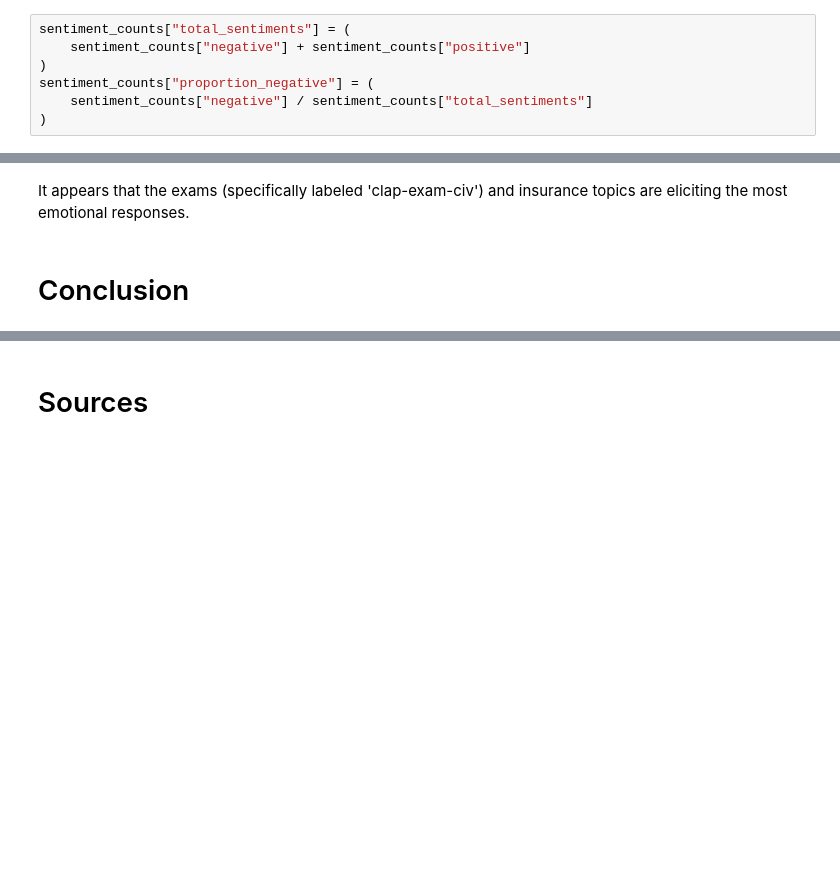
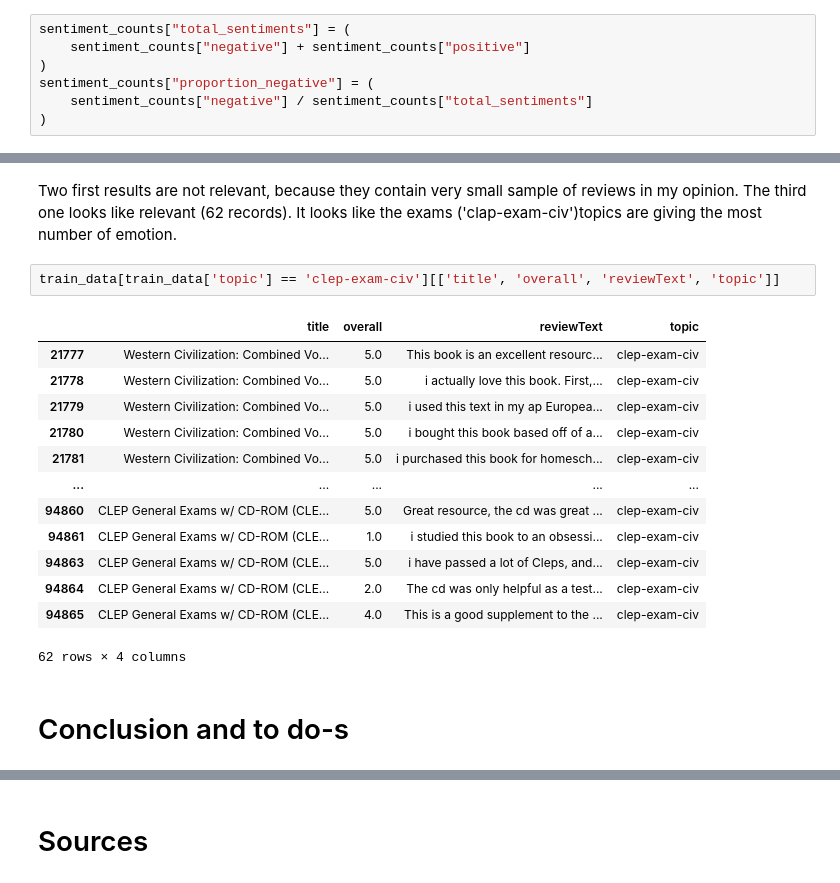
Before and after one commit to ArturTan/unsupervised-algorithms-in-machine-learning-final-project, a Jupyter notebook: notebooks/Topic modelling.ipynb, the cells around one changed output, grey strips where cells are left out. Drawn from its saved outputs; the diff is of its cells as text; blank space fills up the shorter version.

```diff
--- a/notebooks/Topic modelling.ipynb
+++ b/notebooks/Topic modelling.ipynb
@@ -506,5 +535,21 @@ sentiment_counts.sort_values("proportion_negative", ascending=False)
 250 rows × 4 columns
 # %% [markdown]
-It appears that the exams (specifically labeled 'clap-exam-civ') and insurance topics are eliciting the most emotional responses.
+Two first results are not relevant, because they contain very small sample of reviews in my opinion. The third one looks like relevant (62 records). It looks like the exams ('clap-exam-civ')topics are giving the most number of emotion.
+# %%
+train_data[train_data['topic'] == 'clep-exam-civ'][['title', 'overall', 'reviewText', 'topic']]
+# %% [output]
+|  | title | overall | reviewText | topic |
+| 21777 | Western Civilization: Combined Vo... | 5.0 | This book is an excellent resourc... | clep-exam-civ |
+| 21778 | Western Civilization: Combined Vo... | 5.0 | i actually love this book. First,... | clep-exam-civ |
+| 21779 | Western Civilization: Combined Vo... | 5.0 | i used this text in my ap Europea... | clep-exam-civ |
+| 21780 | Western Civilization: Combined Vo... | 5.0 | i bought this book based off of a... | clep-exam-civ |
+| 21781 | Western Civilization: Combined Vo... | 5.0 | i purchased this book for homesch... | clep-exam-civ |
+| ... | ... | ... | ... | ... |
+| 94860 | CLEP General Exams w/ CD-ROM (CLE... | 5.0 | Great resource, the cd was great ... | clep-exam-civ |
+| 94861 | CLEP General Exams w/ CD-ROM (CLE... | 1.0 | i studied this book to an obsessi... | clep-exam-civ |
+| 94863 | CLEP General Exams w/ CD-ROM (CLE... | 5.0 | i have passed a lot of Cleps, and... | clep-exam-civ |
+| 94864 | CLEP General Exams w/ CD-ROM (CLE... | 2.0 | The cd was only helpful as a test... | clep-exam-civ |
+| 94865 | CLEP General Exams w/ CD-ROM (CLE... | 4.0 | This is a good supplement to the ... | clep-exam-civ |
+62 rows × 4 columns
 # %% [markdown]
-# Conclusion
+# Conclusion and to do-s
```
Also changed, not shown: parts of 18 cells of this notebook, 1 other file.
